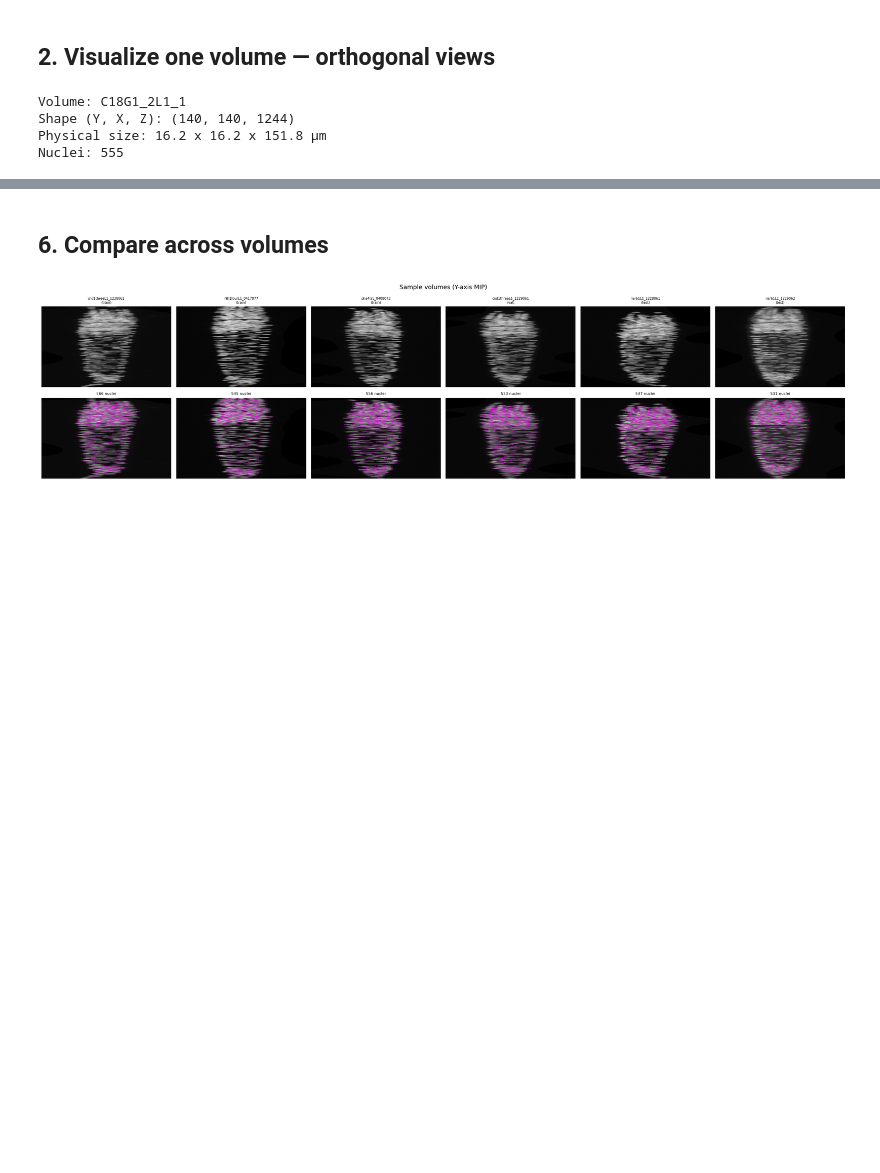
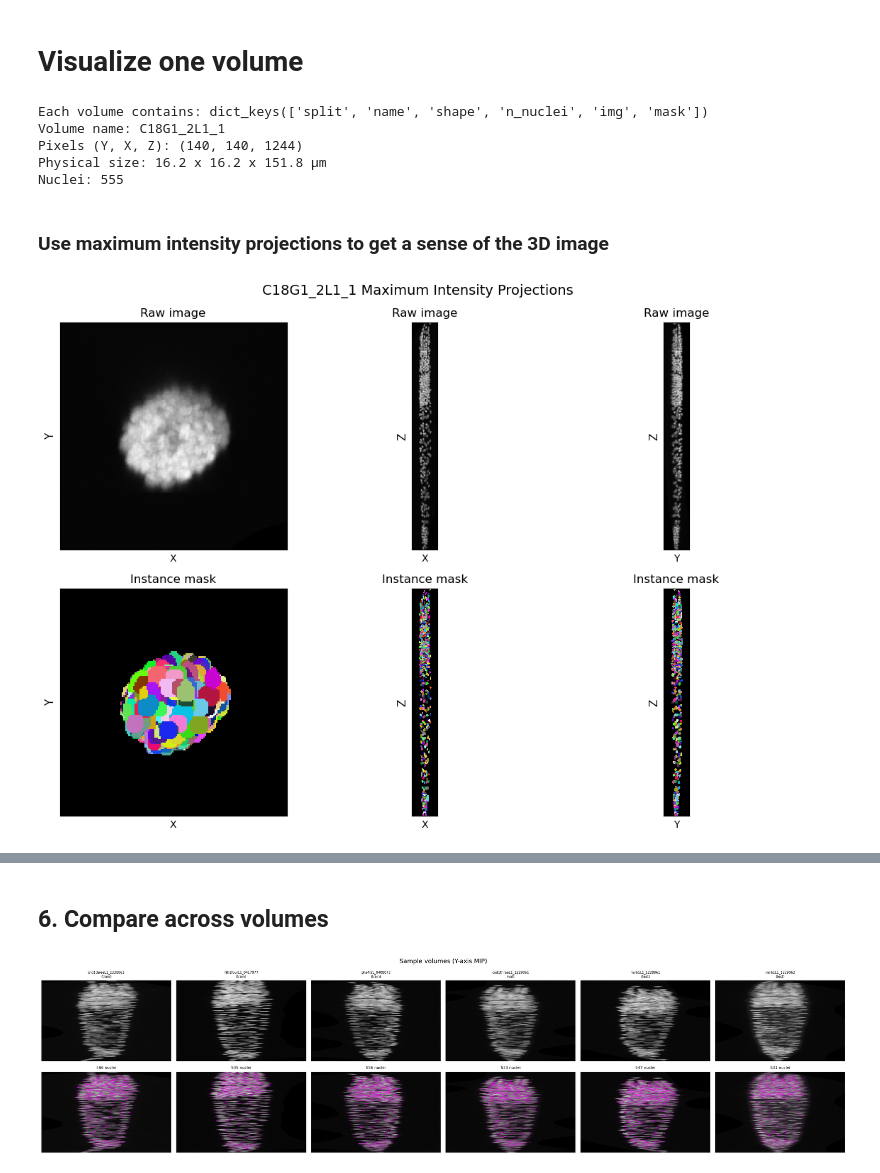
Before and after one commit to calderast/zebrafish-unet, a Jupyter notebook: notebooks/05_c_elegans_nuclei.ipynb, the cells around one changed output, grey strips where cells are left out. Drawn from its saved outputs; the diff is of its cells as text; code cells hidden in the pictures; blank space fills up the shorter version.

```diff
--- a/notebooks/05_c_elegans_nuclei.ipynb
+++ b/notebooks/05_c_elegans_nuclei.ipynb
@@ -77,19 +84,60 @@ pha4I2L_0408072                      test     (140, 140, 1120)     544
 # %% [markdown]
-## 2. Visualize one volume — orthogonal views
+# Visualize one volume
 # %%
-# Pick a representative volume
-ex = catalog[0]
-img = ex["img"]
-mask = ex["mask"]
-name = ex["name"]
-ny, nx, nz = img.shape
+# Take a look at the first volume
+example_volume = catalog[0]
+print(f"Each volume contains: {example_volume.keys()}")
+img = example_volume["img"]
+mask = example_volume["mask"]
+name = example_volume["name"]
+y_pixels, x_pixels, z_pixels = img.shape
+y_um, x_um, z_um = y_pixels*0.116, x_pixels*0.116, z_pixels*0.122
 
-print(f"Volume: {name}")
-print(f"Shape (Y, X, Z): {img.shape}")
-print(f"Physical size: {ny*0.116:.1f} x {nx*0.116:.1f} x {nz*0.122:.1f} µm")
-print(f"Nuclei: {ex['n_nuclei']}")
+print(f"Volume name: {name}")
+print(f"Pixels (Y, X, Z): {img.shape}")
+print(f"Physical size: {y_um:.1f} x {x_um:.1f} x {z_um:.1f} µm")
+print(f"Nuclei: {example_volume['n_nuclei']}")
 # %% [output]
-Volume: C18G1_2L1_1
-Shape (Y, X, Z): (140, 140, 1244)
+Each volume contains: dict_keys(['split', 'name', 'shape', 'n_nuclei', 'img', 'mask'])
+Volume name: C18G1_2L1_1
+Pixels (Y, X, Z): (140, 140, 1244)
 Physical size: 16.2 x 16.2 x 151.8 µm
 Nuclei: 555
+# %% [markdown]
+### Use maximum intensity projections to get a sense of the 3D image
+# %%
+# Get maximum intensity projections along each axis so we can get a sense of what these images look like
+projections = [
+    ("X", "Y", img.max(axis=2),   mask.max(axis=2)),
+    ("X", "Z", img.max(axis=0).T, mask.max(axis=0).T),
+    ("Y", "Z", img.max(axis=1).T, mask.max(axis=1).T),
+]
+
+fig, axes = plt.subplots(2, 3, figsize=(12, 8))
+
+for j, (xlabel, ylabel, img_mip, mask_mip) in enumerate(projections):
+    # Make each instance (nucleus) a different color
+    cmap = make_instance_cmap(mask_mip.max())
+
+    axes[0, j].imshow(img_mip, cmap="gray")
+    axes[1, j].imshow(mask_mip, cmap=cmap, interpolation="nearest")
+
+    for ax in axes[:, j]:
+        ax.set_xlabel(xlabel, fontsize=10)
+        ax.tick_params(left=False, bottom=False, labelleft=False, labelbottom=False)
+
+    axes[0, j].set_ylabel(ylabel, fontsize=11)
+    axes[1, j].set_ylabel(ylabel, fontsize=11)
+
+axes[0, 0].set_title("Raw image")
+axes[0, 1].set_title("Raw image")
+axes[0, 2].set_title("Raw image")
+axes[1, 0].set_title("Instance mask")
+axes[1, 1].set_title("Instance mask")
+axes[1, 2].set_title("Instance mask")
+
+plt.suptitle(f"{name} Maximum Intensity Projections", fontsize=14)
+plt.tight_layout()
+plt.show()
+# %% [output]
+[figure, added]
```
Also changed, not shown: parts of 18 cells of this notebook.
